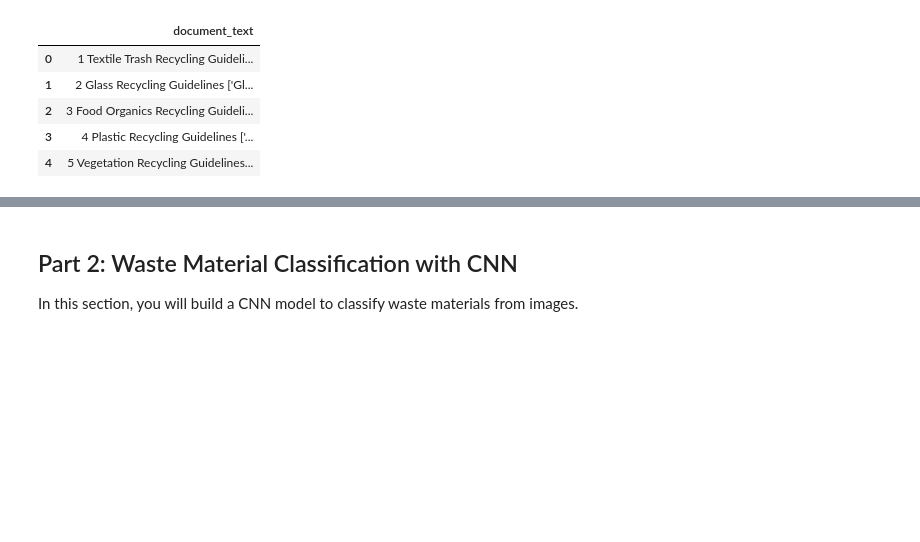
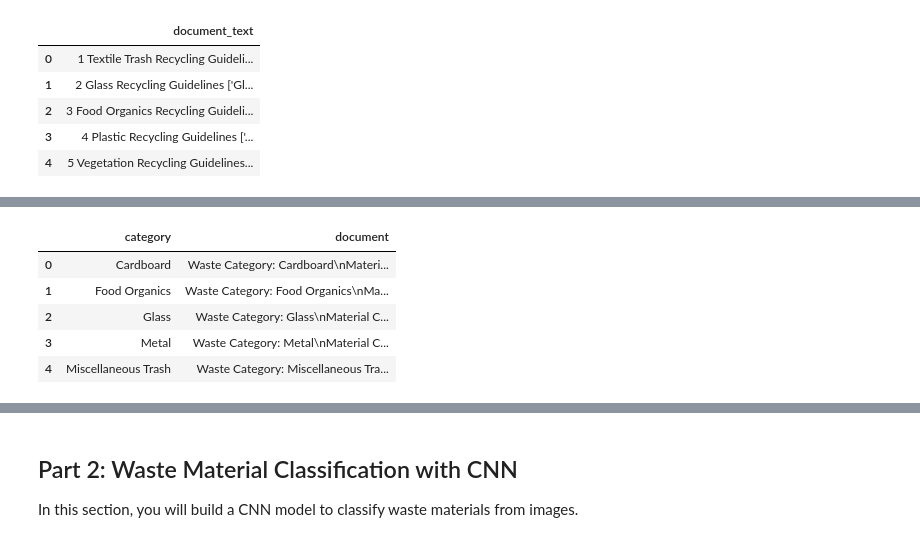
Before and after one commit to JacintaOsoro/NNs-and-SIMILIAR-MODELS-GROUP-8, a Jupyter notebook: Integrated.ipynb, the cells around one changed output, grey strips where cells are left out. Saved outputs shown, nothing was run; the diff lists cells and outputs as text; code cells hidden in the pictures; blank space fills up the shorter version.

```diff
--- a/Integrated.ipynb
+++ b/Integrated.ipynb
@@ -919,33 +804,40 @@ print("Embedding shape:", rag_embeddings.shape)
 # %%
 # level RAG knowledge base to give compact RAG knowledge base containing one document for each waste category.
 category_documents = []
 
 for category, group in df_description.groupby("category"):
 
     # Get unique instructions
     instructions = group["disposal_instruction"].dropna().unique()
 
     # Get material composition
     composition = group["material_composition"].dropna().unique()
 
     # Get common confusion information
     confusions = group["common_confusion"].dropna().unique()
 
     document = (
         f"Waste Category: {category}\n"
         f"Material Composition: {composition[0]}\n"
         f"Disposal Instructions: {' '.join(instructions)}\n"
         f"Common Confusion: {' '.join(confusions)}"
     )
 
     category_documents.append({
         "category": category,
         "document": document
     })
 
 rag_category_df = pd.DataFrame(category_documents)
 
-rag_category_df
+rag_category_df.head()
+# %% [output]
+|  | category | document |
+| 0 | Cardboard | Waste Category: Cardboard\nMateri... |
+| 1 | Food Organics | Waste Category: Food Organics\nMa... |
+| 2 | Glass | Waste Category: Glass\nMaterial C... |
+| 3 | Metal | Waste Category: Metal\nMaterial C... |
+| 4 | Miscellaneous Trash | Waste Category: Miscellaneous Tra... |
 # %%
 # Create embeddings for the category-level knowledge base
 
```
Also changed, not shown: parts of 57 cells of this notebook, 2 other files.
